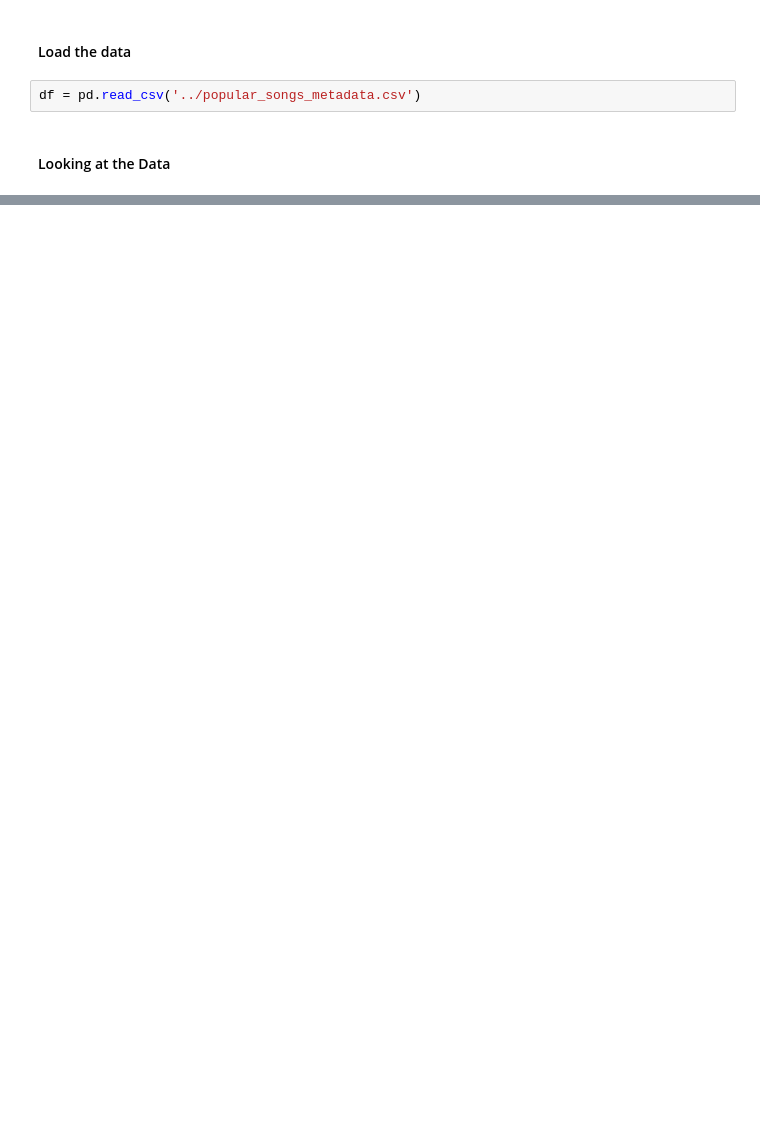
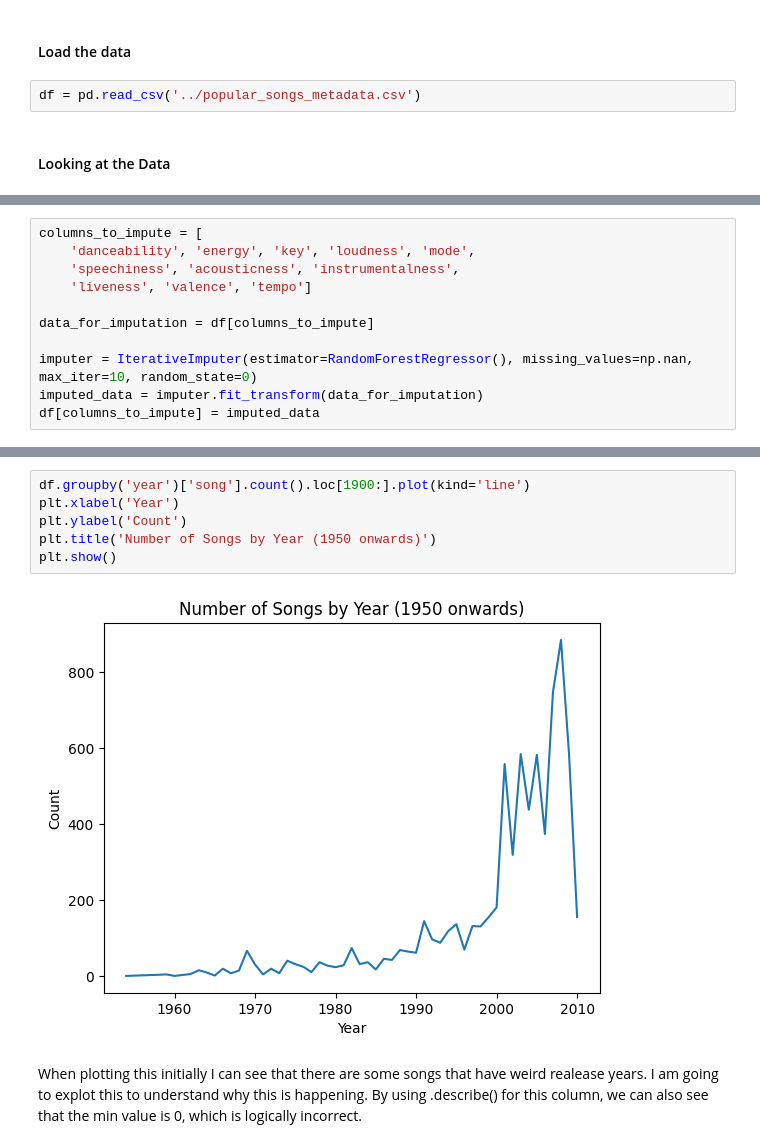
Before and after one commit to Joseph-233/music-recommendation, a Jupyter notebook: spotify_reco/eda/main.ipynb, the cells around one changed output, grey strips where cells are left out. Drawn from its saved outputs; the diff is of its cells as text; blank space fills up the shorter version.

```diff
--- a/spotify_reco/eda/main.ipynb
+++ b/spotify_reco/eda/main.ipynb
@@ -132,0 +105,11 @@ df
+# %%
+columns_to_impute = [
+    'danceability', 'energy', 'key', 'loudness', 'mode',
+    'speechiness', 'acousticness', 'instrumentalness',
+    'liveness', 'valence', 'tempo']
+
+data_for_imputation = df[columns_to_impute]
+
+imputer = IterativeImputer(estimator=RandomForestRegressor(), missing_values=np.nan, max_iter=10, random_state=0)
+imputed_data = imputer.fit_transform(data_for_imputation)
+df[columns_to_impute] = imputed_data
@@ -132,0 +171,10 @@ df
+# %%
+df.groupby('year')['song'].count().loc[1900:].plot(kind='line')
+plt.xlabel('Year')
+plt.ylabel('Count')
+plt.title('Number of Songs by Year (1950 onwards)')
+plt.show()
+# %% [output]
+[figure, added]
+# %% [markdown]
+When plotting this initially I can see that there are some songs that have weird realease years. I am going to explot this to understand why this is happening. By using .describe() for this column, we can also see that the min value is 0, which is logically incorrect.
```
Also changed, not shown: parts of 42 cells of this notebook, 1 other file.
